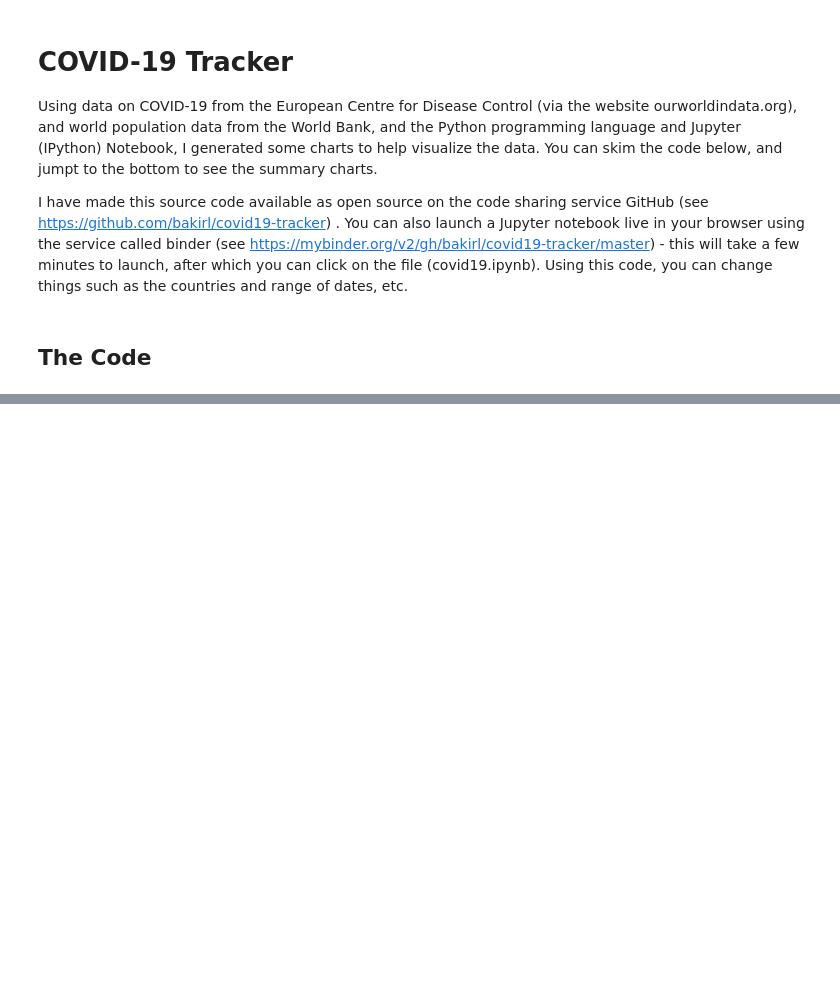
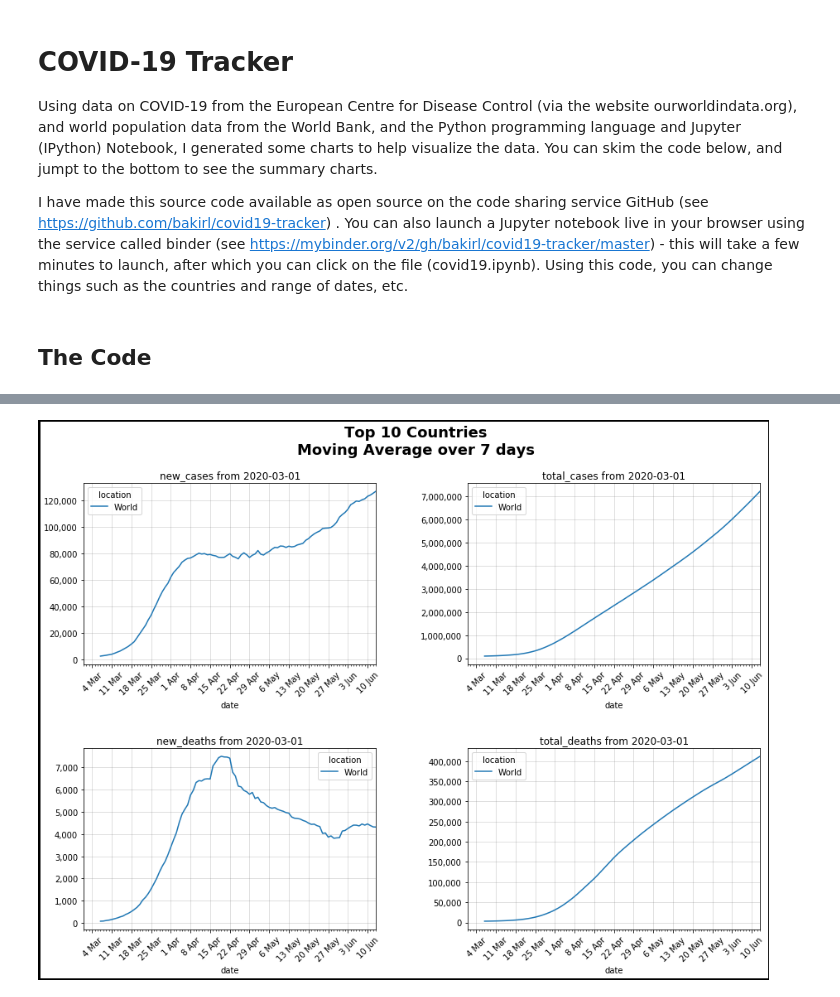
Before and after one commit to bakirl/covid19-tracker, a Jupyter notebook: covid19-v2.ipynb, the cells around one changed output, grey strips where cells are left out. Saved outputs shown, nothing was run; the diff lists cells and outputs as text; code cells hidden in the pictures; blank space fills up the shorter version.

```diff
--- a/covid19-v2.ipynb
+++ b/covid19-v2.ipynb
@@ -136,0 +158,4 @@ covid_plot(countries=['Ireland', 'United Kingdom', 'United States', 'China'],
+# %%
+covid_plot(countries=['World'])
+# %% [output]
+[figure, added]
```
Also changed, not shown: parts of 8 cells of this notebook.
